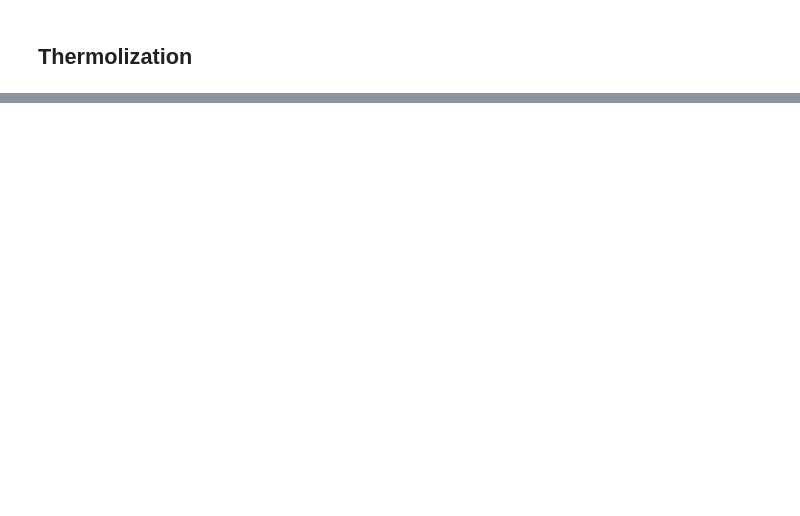
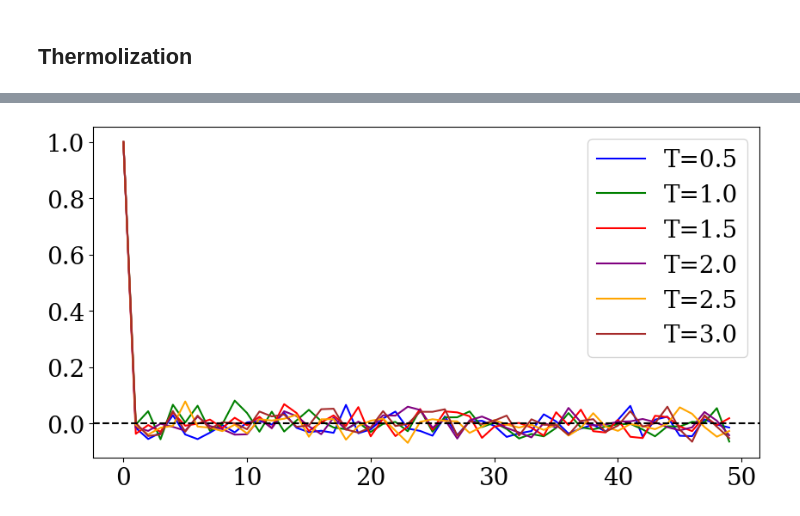
Before and after one commit to debienicolas/Tumor-Ising-model, a Jupyter notebook: full_sim_branch.ipynb, the cells around one changed output, grey strips where cells are left out. Saved outputs shown, nothing was run; the diff lists cells and outputs as text; code cells hidden in the pictures; blank space fills up the shorter version.

```diff
--- a/full_sim_branch.ipynb
+++ b/full_sim_branch.ipynb
@@ -147,3 +135,23 @@ plt.show()
+# %%
+### Magnetization autocorrelation
+from utils.gen_utils import autocorr
+plt.figure(figsize=(10,5))
+colors = ['blue', 'green', 'red', 'purple', 'orange', 'brown', 'pink']
+
+betas = [0.3,0.35, 0.4, 0.45,0.5,0.6,0.8]
+init_style = "random"
+# energy autocorrelation
+for i, temp in enumerate(temps):
+    corr = autocorr(results_mcmc[(temp, init_style)][1])
+    corr = corr[:50]
+    plt.plot(corr, color=colors[i], label=f'T={temp}')
+
+# draw horizontal line at 0.0
+plt.axhline(y=0.0, color='black', linestyle='--')
+plt.legend()
+plt.show()
+# %% [output]
+[figure, added]
 # %%
 tmax = 150
 temps = np.linspace(0.01, 2.0, 200)
```
Also changed, not shown: parts of 8 cells of this notebook, 5 other files.
